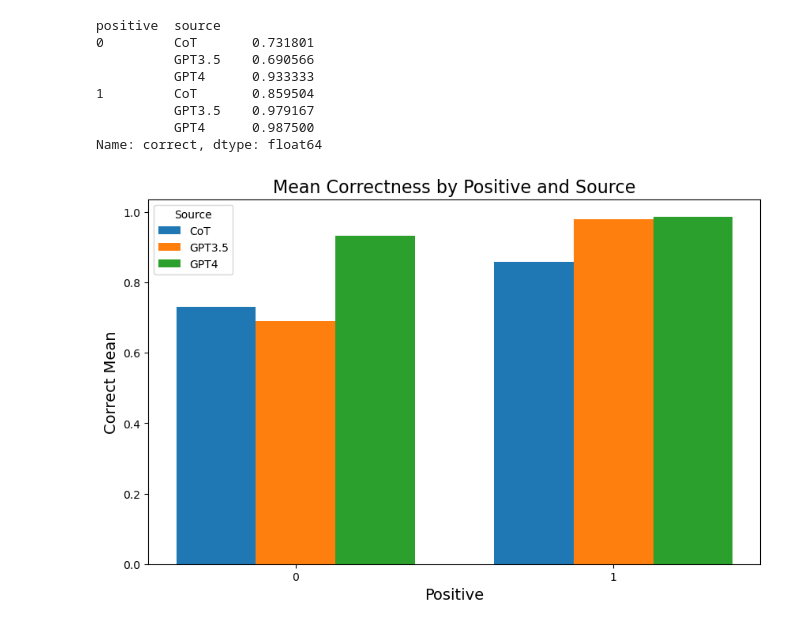
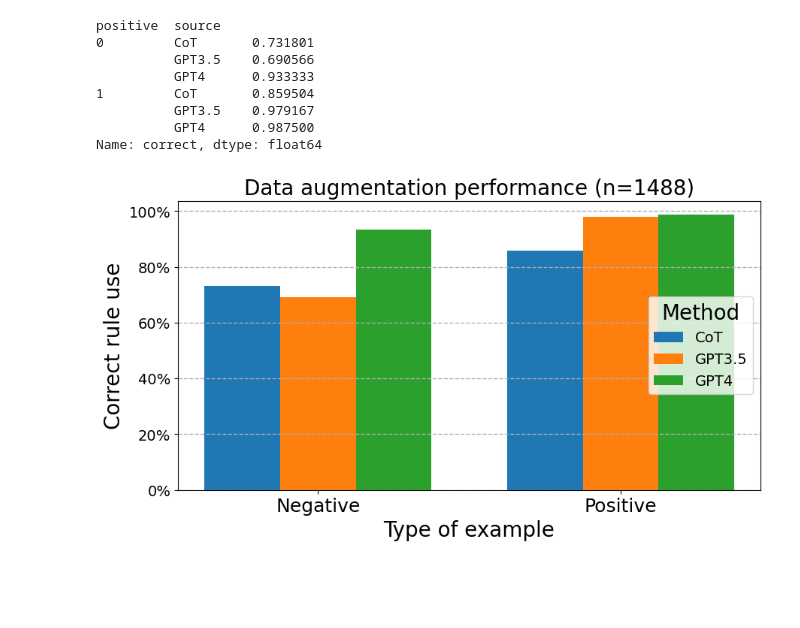
Before and after one commit to dominikglandorf/LLM-grammar, a Jupyter notebook: exp/005_CoT_GPT4_rating_in_excel.ipynb, the cells around one changed output. Saved outputs shown, nothing was run; the diff lists cells and outputs as text; code cells hidden in the pictures; blank space fills up the shorter version.

Commit message:
improve plotting

```diff
--- a/exp/005_CoT_GPT4_rating_in_excel.ipynb
+++ b/exp/005_CoT_GPT4_rating_in_excel.ipynb
@@ -266,30 +266,40 @@ positive  source
           GPT4      0.987500
 Name: correct, dtype: float64
 # %%
+import matplotlib.ticker as mtick
+from matplotlib import rcParams
+rcParams.update({'font.size': 20, 'axes.labelsize': 20, 'axes.titlesize': 20, 'xtick.labelsize': 18,
+                 'ytick.labelsize': 14, 'legend.fontsize': 14})
+
 # Creating a pivot table for easier plotting
 new_pivot_df = rating_df.pivot_table(index='positive', columns='source', values='correct')
 
 # Number of unique 'Positive' values
 n_groups = len(new_pivot_df.index)
 
 # Creating bar positions for each source
 index = np.arange(n_groups)
 positions = [index - bar_width, index, index + bar_width]
 
 # Plotting
-fig, ax = plt.subplots(figsize=(10, 6))
+fig, ax = plt.subplots(figsize=(10, 5))
+plt.grid(True, which='major', axis='y', linestyle='--', linewidth=1)
 
 for pos, source in zip(positions, new_pivot_df.columns):
     ax.bar(pos, new_pivot_df[source], bar_width, label=source)
 
 # Setting plot details
-ax.set_xlabel('Positive', fontsize=14)
-ax.set_ylabel('Correct Mean', fontsize=14)
-ax.set_title('Mean Correctness by Positive and Source', fontsize=16)
+ax.set_xlabel('Type of example')
+ax.set_ylabel('Correct rule use')
+plt.gca().yaxis.set_major_formatter(mtick.PercentFormatter(1.0))
+ax.set_title('Data augmentation performance (n=1,488)')
+
 ax.set_xticks(index)
-ax.set_xticklabels(new_pivot_df.index)
-ax.legend(title="Source")
+ax.set_xticklabels(["Negative", "Positive"])
+ax.legend(title="Method", loc='center right')
 
-plt.show()
+
+#plt.show()
+plt.savefig('../doc/augmentation.pdf', transparent=True, bbox_inches='tight')
 # %% [output]
-[figure, old version]
+[figure, new version]
```
Also changed, not shown: 6 other files.
